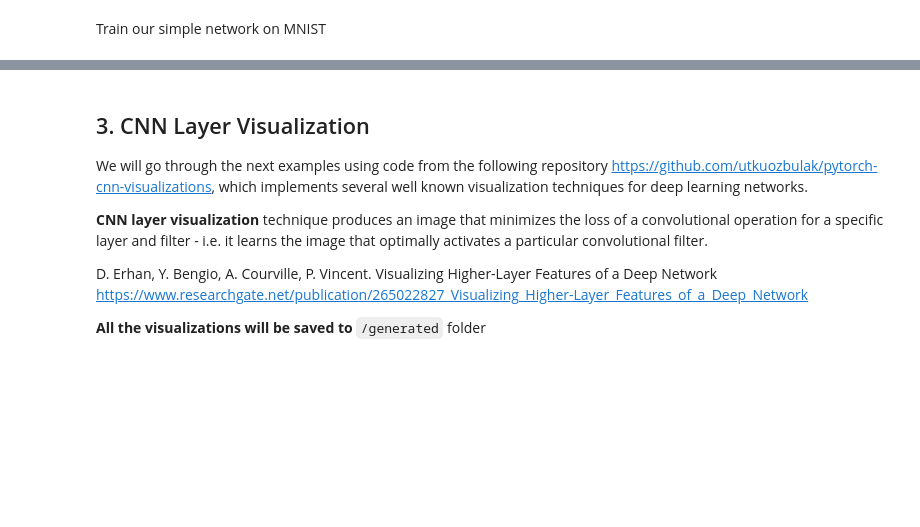
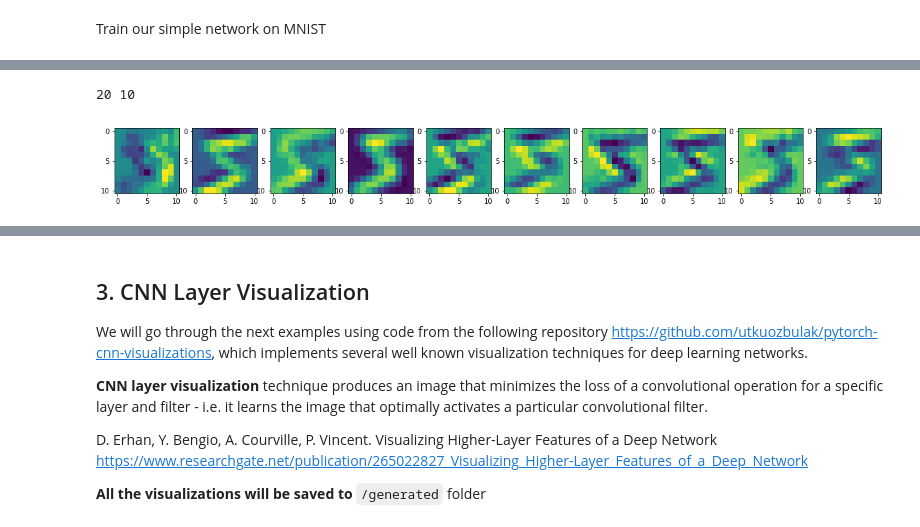
Before and after one commit to CherBass/pytorch_tutorials, a Jupyter notebook: interpretability_tutorial.ipynb, the cells around one changed output, grey strips where cells are left out. Drawn from its saved outputs; the diff is of its cells as text; code cells hidden in the pictures; blank space fills up the shorter version.

```diff
--- a/interpretability_tutorial.ipynb
+++ b/interpretability_tutorial.ipynb
@@ -29,4 +29,6 @@ from visualizations.src.guided_backprop import GuidedBackprop
 from visualizations.src.cnn_layer_visualization import CNNLayerVisualization
 from visualizations.src.gradcam import GradCam
 from visualizations.src.deep_dream import DeepDream
+
+device = torch.device("cuda: 0" if torch.cuda.is_available() else "cpu")
 # %% [markdown]
@@ -337,0 +597,32 @@ for idx in range(act.size(0)):
+# %%
+
+# Set up the hook for activations
+activation = {}
+def get_activation(name):
+    def hook(model, input, output):
+        activation[name] = output.detach()
+    return hook
+
+#--------------------- Task 2.1 ----------------------------#
+# Create a hook on the first convolutional layer
+#
+net.conv2.register_forward_hook(get_activation('conv2'))
+
+#--------------------- ---- ----------------------------#
+data, _ = dataset[0]
+data.unsqueeze_(0)
+
+# Run through model again, to save the relavent activation
+output = net(data)
+
+# Visualize the activation
+act = activation['conv2'].squeeze()
+
+print(act.size(0),min(act.size(0),10))
+fig, axarr = plt.subplots(1,min(act.size(0),10),figsize=(20,20))
+n_plots=min(act.size(0),10)
+for idx in np.arange(n_plots):
+    axarr[idx].imshow(act[idx])
+# %% [output]
+20 10
+[figure, added]
```
Also changed, not shown: parts of 40 cells of this notebook.
